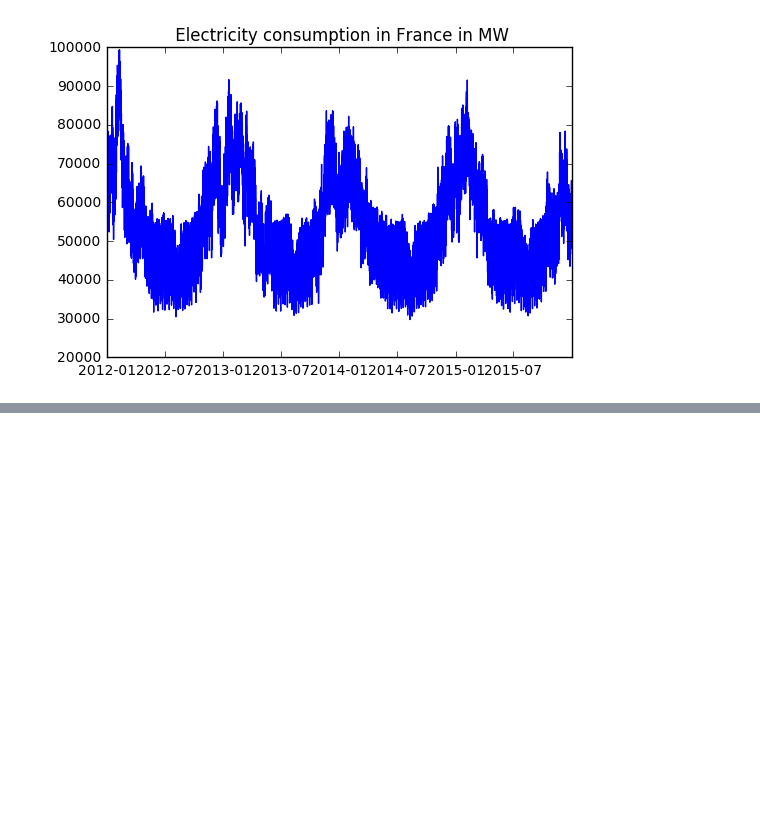
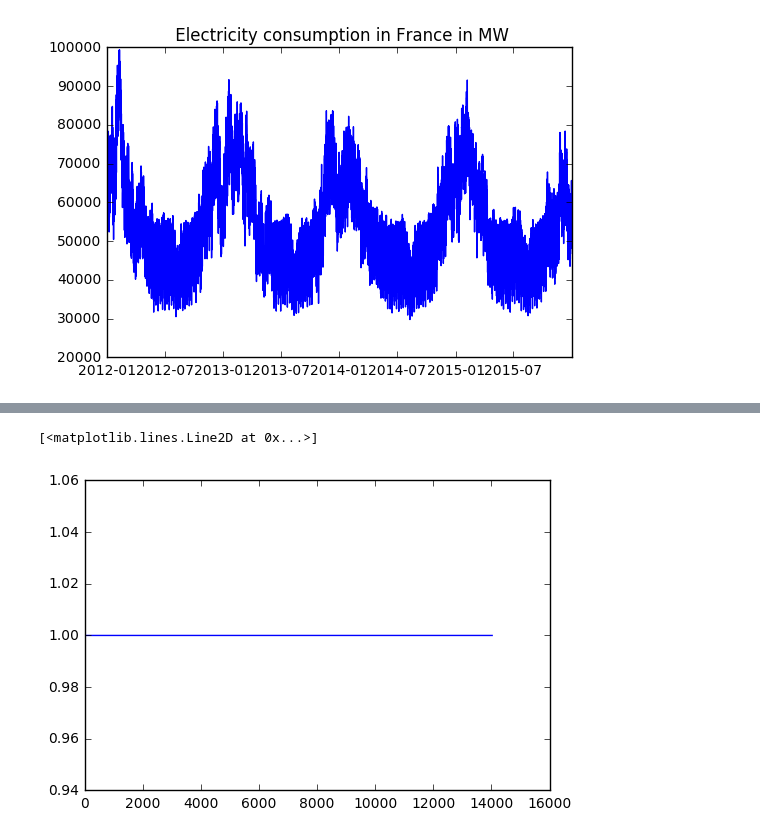
Before and after one commit to ClementFeltin/MLProjectTS, a Jupyter notebook: Neural Networks v2 .ipynb, the cells around one changed output, grey strips where cells are left out. Cells and saved outputs as stored; diff of their text form; code cells hidden in the pictures; blank space fills up the shorter version.

```diff
--- a/Neural Networks v2 .ipynb
+++ b/Neural Networks v2 .ipynb
@@ -245,0 +256,5 @@ data_final
+# %%
+plt.plot(NN.forward(X_test))
+# %% [output]
+[<matplotlib.lines.Line2D at 0x...>]
+[figure, added]
```
Also changed, not shown: parts of 5 cells of this notebook.
